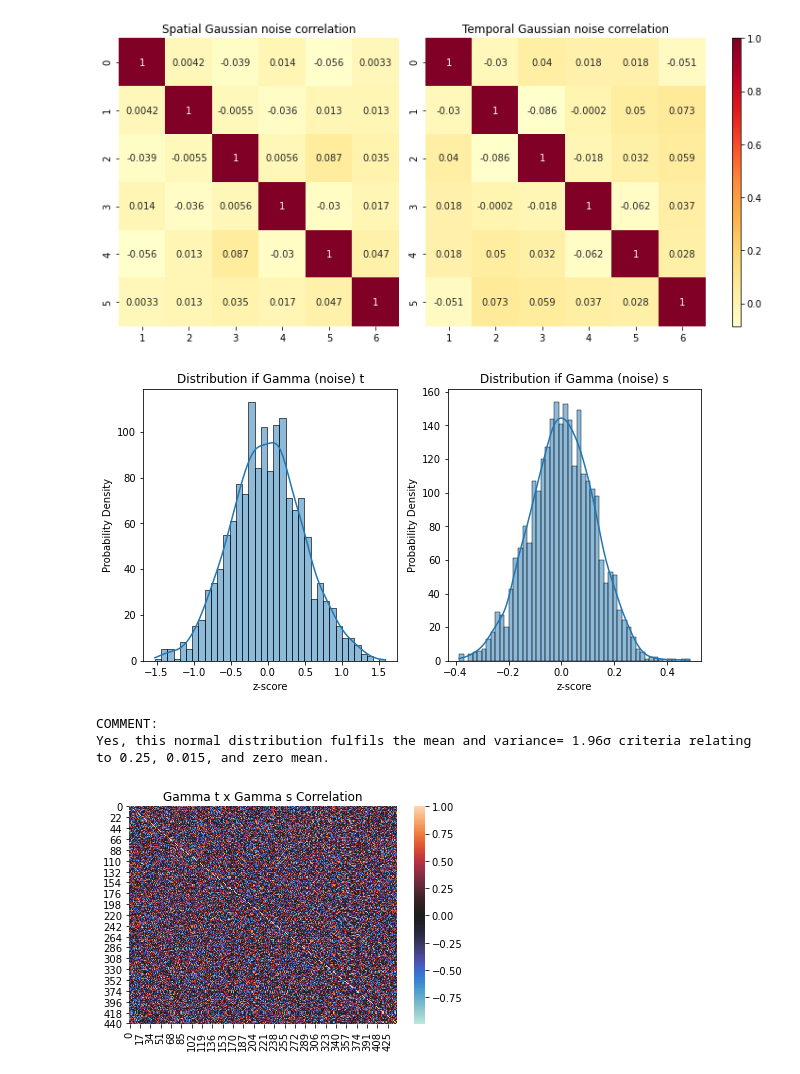
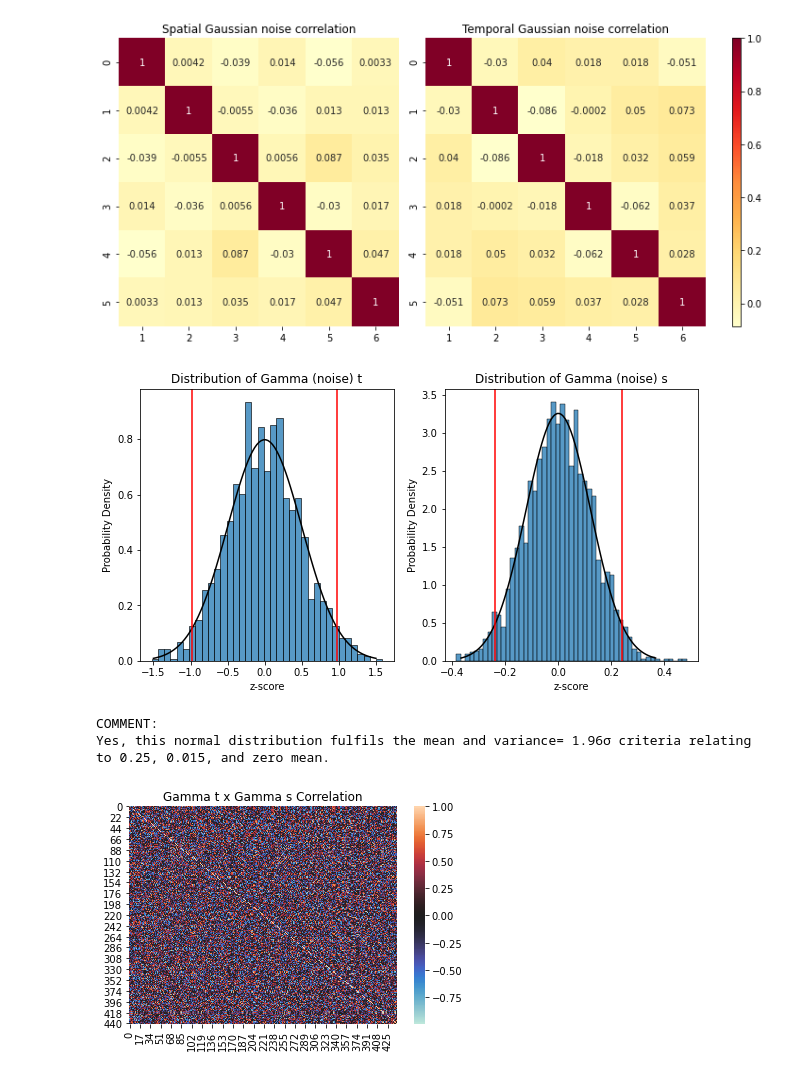
Before and after one commit to tzhern/MAST30034-Assignment-1, a Jupyter notebook: assignment1.ipynb, the cells around one changed output. Saved outputs shown, nothing was run; the diff lists cells and outputs as text; code cells hidden in the pictures.

```diff
--- a/assignment1.ipynb
+++ b/assignment1.ipynb
@@ -157,22 +158,34 @@ plt.show()
 # %%
 fig, axs = plt.subplots(1, 2, figsize=(10,5))
 
-sns.histplot(ax=axs[0], x=gamma_t.flatten(), bins=int(np.sqrt(len(gamma_t.flatten()))), kde=True)
-axs[0].set_title('Distribution if Gamma (noise) t')
+sns.histplot(ax=axs[0], x=gamma_t.flatten(), bins=int(np.sqrt(len(gamma_t.flatten()))), stat='density')
+axs[0].set_title('Distribution of Gamma (noise) t')
 axs[0].set_ylabel('Probability Density')
 axs[0].set_xlabel('z-score')
+mu = 0
+sigma = np.sqrt(0.25)
+x = np.linspace(mu - 3*sigma, mu + 3*sigma, 100)
+axs[0].plot(x, stats.norm.pdf(x, mu, sigma), color='black')
+axs[0].axvline(x=1.96*sigma, color='r', label='1.96 sigma')
+axs[0].axvline(x=-1.96*sigma, color='r', label='1.96 sigma')
 
-sns.histplot(ax=axs[1], x=gamma_s.flatten(), bins=int(np.sqrt(len(gamma_s.flatten()))), kde=True)
-axs[1].set_title('Distribution if Gamma (noise) s')
+sns.histplot(ax=axs[1], x=gamma_s.flatten(), bins=int(np.sqrt(len(gamma_s.flatten()))), stat='density')
+axs[1].set_title('Distribution of Gamma (noise) s')
 axs[1].set_ylabel('Probability Density')
 axs[1].set_xlabel('z-score')
+mu = 0
+sigma = np.sqrt(0.015)
+x = np.linspace(mu - 3*sigma, mu + 3*sigma, 100)
+axs[1].plot(x, stats.norm.pdf(x, mu, sigma), color='black')
+axs[1].axvline(x=1.96*sigma, color='r')
+axs[1].axvline(x=-1.96*sigma, color='r')
 plt.savefig('plots/q1.4b.png')
 plt.show()
 
 print('COMMENT:')
 print('Yes, this normal distribution fulfils the mean and variance= 1.96σ criteria relating to 0.25, 0.015, and zero mean.')
 # %% [output]
-[figure, old version]
+[figure, new version]
 COMMENT:
 Yes, this normal distribution fulfils the mean and variance= 1.96σ criteria relating to 0.25, 0.015, and zero mean.
 # %%
```
Also changed, not shown: parts of 4 cells of this notebook, 3 other files.
